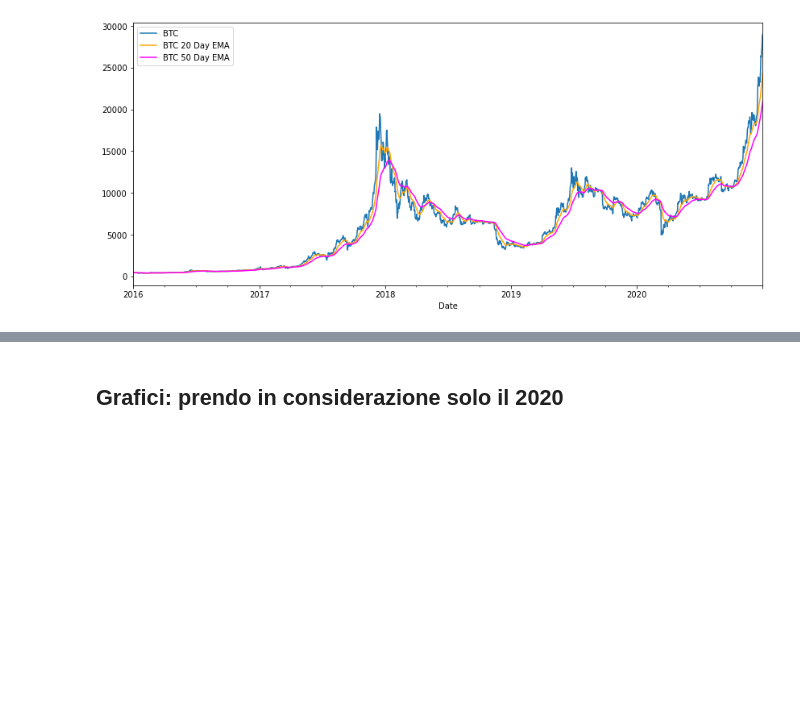
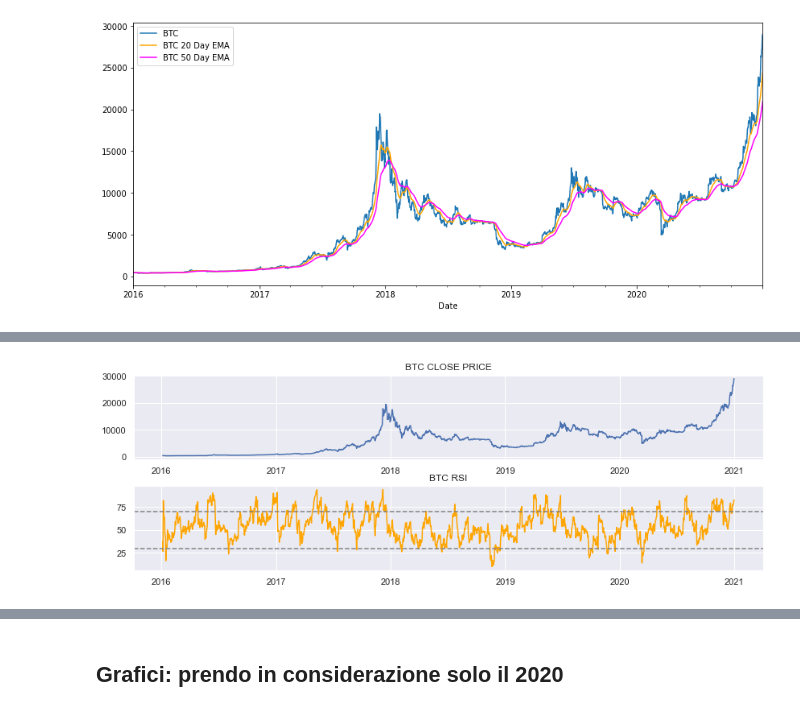
Before and after one commit to billmono95/TESI-LAUREA-MAGISTRALE, a Jupyter notebook: ExploratoryAnalysis.ipynb, the cells around one changed output, grey strips where cells are left out. Drawn from its saved outputs; the diff is of its cells as text; code cells hidden in the pictures; blank space fills up the shorter version.

```diff
--- a/ExploratoryAnalysis.ipynb
+++ b/ExploratoryAnalysis.ipynb
@@ -193,0 +199,26 @@ plt.show()
+# %%
+def get_rsi(close, lookback):
+    ret = close.diff()
+    up = []
+    down = []
+    for i in range(len(ret)):
+        if ret[i] < 0:
+            up.append(0)
+            down.append(ret[i])
+        else:
+            up.append(ret[i])
+            down.append(0)
+    up_series = pd.Series(up)
+    down_series = pd.Series(down).abs()
+    up_ewm = up_series.ewm(com = lookback - 1, adjust = False).mean()
+    down_ewm = down_series.ewm(com = lookback - 1, adjust = False).mean()
+    rs = up_ewm/down_ewm
+    rsi = 100 - (100 / (1 + rs))
+    rsi_df = pd.DataFrame(rsi).rename(columns = {0:'rsi'}).set_index(close.index)
+    rsi_df = rsi_df.dropna()
+    return rsi_df[3:]
+
+btc = newdf.copy()
+btc['rsi_14'] = get_rsi(newdf['BTC'], 14)
+btc = btc.dropna()
+btc.head(3)
@@ -193,0 +247,16 @@ plt.show()
+# %%
+btc = btc.drop(['ETH','XRP','LTC','XLM','Palladium','Gold','HSI','N225','SP500','NVIDIA','AMD'], axis = 1)
+# %%
+
+
+ax1 = plt.subplot2grid((12,1), (0,0), rowspan = 4, colspan = 1)
+ax2 = plt.subplot2grid((12,1), (5,0), rowspan = 4, colspan = 1)
+ax1.plot(btc['BTC'], linewidth = 1.5)
+ax1.set_title('BTC CLOSE PRICE')
+ax2.plot(btc['rsi_14'], color = 'orange', linewidth = 1.5)
+ax2.axhline(30, linestyle = '--', linewidth = 1.5, color = 'grey')
+ax2.axhline(70, linestyle = '--', linewidth = 1.5, color = 'grey')
+ax2.set_title('BTC RSI')
+plt.show()
+# %% [output]
+[figure, added]
```
Also changed, not shown: parts of 22 cells of this notebook.
